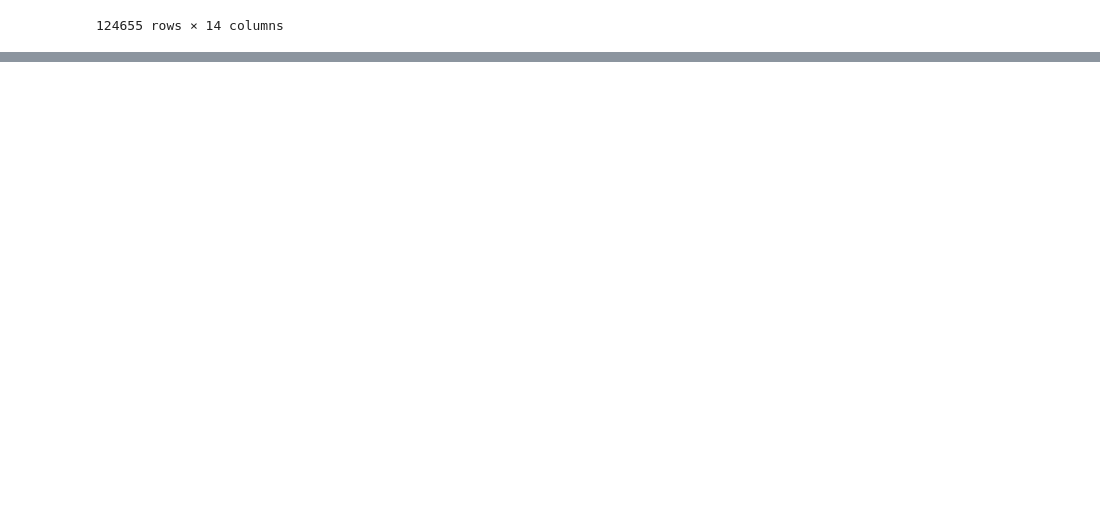
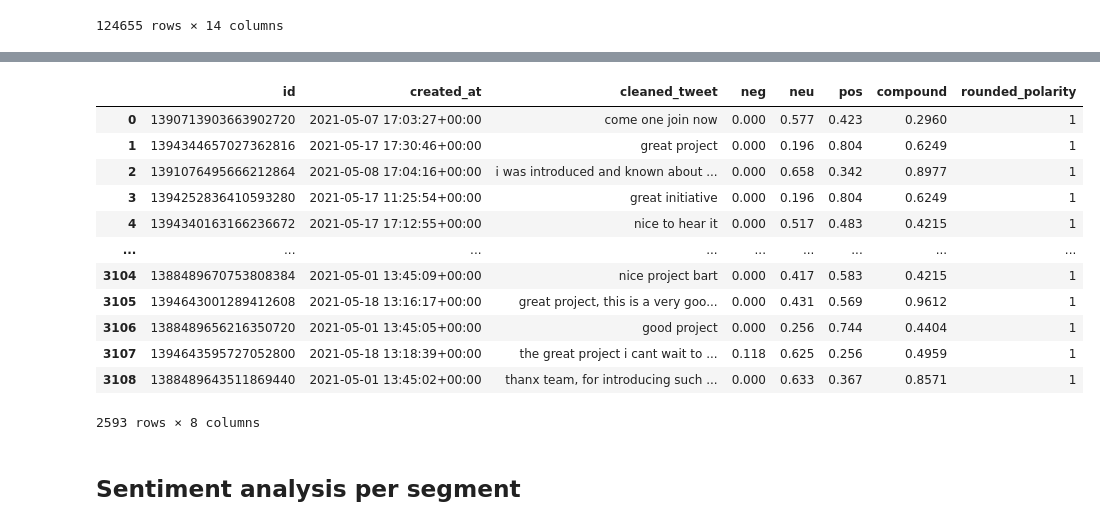
Before and after one commit to ginalamp/NFT_Twitter_Evolution, a Jupyter notebook: src/notebooks/largest_topic.ipynb, the cells around one changed output, grey strips where cells are left out. Cells and saved outputs as stored; diff of their text form; code cells hidden in the pictures; blank space fills up the shorter version.

```diff
--- a/src/notebooks/largest_topic.ipynb
+++ b/src/notebooks/largest_topic.ipynb
@@ -233,0 +459,18 @@ max_topic_df.to_csv(TOPIC_ID_OUT, columns = selected_columns)
+# %%
+sub_dfs[0]
+# %% [output]
+|  | id | created_at | cleaned_tweet | neg | neu | pos | compound | rounded_polarity |
+| 0 | 1390713903663902720 | 2021-05-07 17:03:27+00:00 | come one join now | 0.000 | 0.577 | 0.423 | 0.2960 | 1 |
+| 1 | 1394344657027362816 | 2021-05-17 17:30:46+00:00 | great project | 0.000 | 0.196 | 0.804 | 0.6249 | 1 |
+| 2 | 1391076495666212864 | 2021-05-08 17:04:16+00:00 | i was introduced and known about ... | 0.000 | 0.658 | 0.342 | 0.8977 | 1 |
+| 3 | 1394252836410593280 | 2021-05-17 11:25:54+00:00 | great initiative | 0.000 | 0.196 | 0.804 | 0.6249 | 1 |
+| 4 | 1394340163166236672 | 2021-05-17 17:12:55+00:00 | nice to hear it | 0.000 | 0.517 | 0.483 | 0.4215 | 1 |
+| ... | ... | ... | ... | ... | ... | ... | ... | ... |
+| 3104 | 1388489670753808384 | 2021-05-01 13:45:09+00:00 | nice project bart | 0.000 | 0.417 | 0.583 | 0.4215 | 1 |
+| 3105 | 1394643001289412608 | 2021-05-18 13:16:17+00:00 | great project, this is a very goo... | 0.000 | 0.431 | 0.569 | 0.9612 | 1 |
+| 3106 | 1388489656216350720 | 2021-05-01 13:45:05+00:00 | good project | 0.000 | 0.256 | 0.744 | 0.4404 | 1 |
+| 3107 | 1394643595727052800 | 2021-05-18 13:18:39+00:00 | the great project i cant wait to ... | 0.118 | 0.625 | 0.256 | 0.4959 | 1 |
+| 3108 | 1388489643511869440 | 2021-05-01 13:45:02+00:00 | thanx team, for introducing such ... | 0.000 | 0.633 | 0.367 | 0.8571 | 1 |
+2593 rows × 8 columns
+# %% [markdown]
+## Sentiment analysis per segment
```
Also changed, not shown: parts of 39 cells of this notebook, 2 other files.
